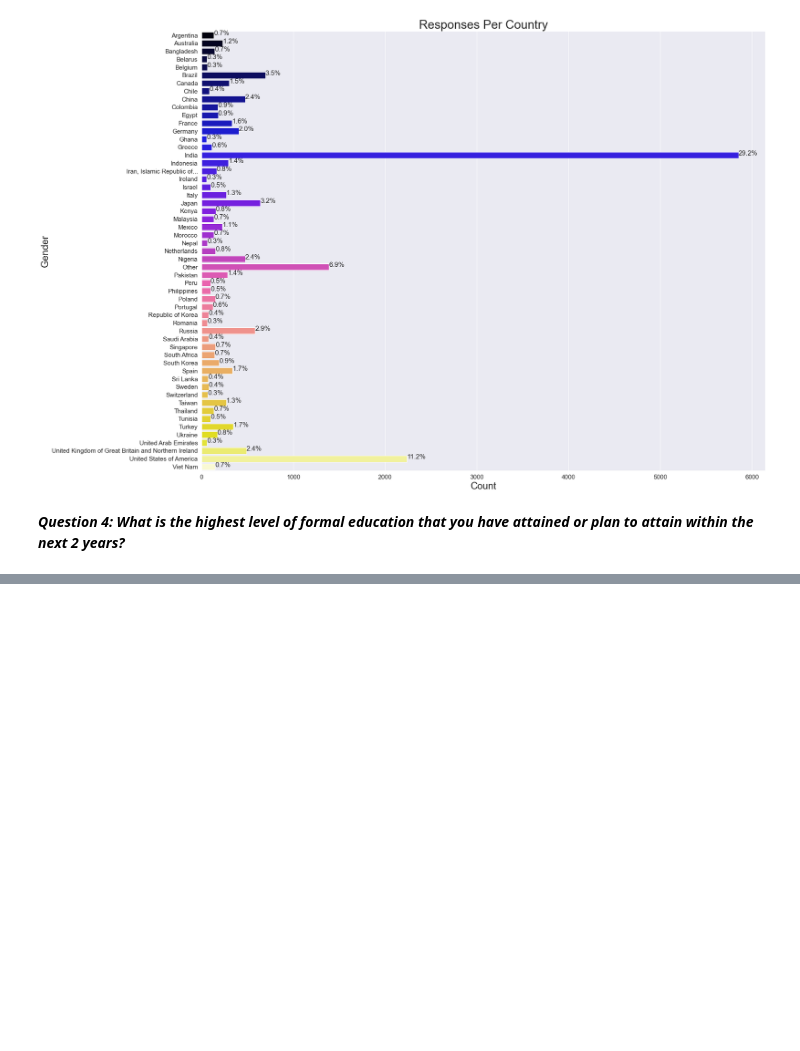
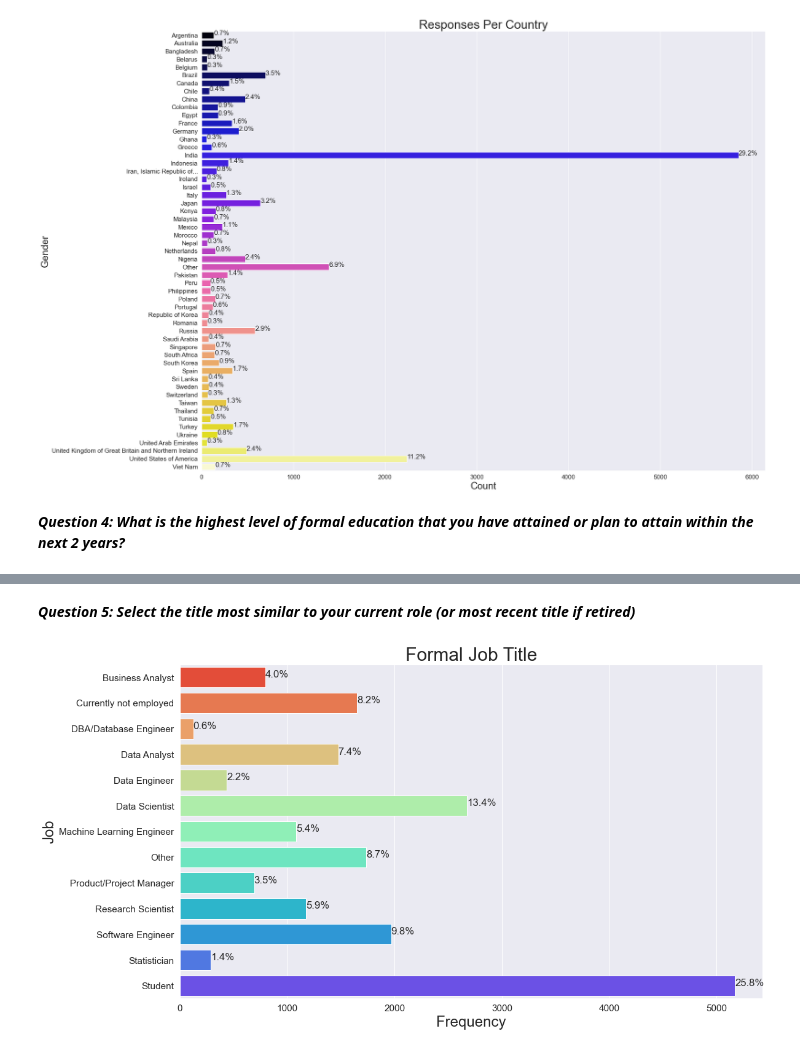
Before and after one commit to Mega-Barrel/Kaggle-ML-DS-Survey, a Jupyter notebook: Kaggle_Survey_EDA.ipynb, the cells around one changed output, grey strips where cells are left out. Drawn from its saved outputs; the diff is of its cells as text; code cells hidden in the pictures; blank space fills up the shorter version.

```diff
--- a/Kaggle_Survey_EDA.ipynb
+++ b/Kaggle_Survey_EDA.ipynb
@@ -164,0 +170,27 @@ plt.show()
+# %% [markdown]
+***Question 5: Select the title most similar to your current role (or most recent title if retired)***
+# %%
+sns.set(font_scale=1.4)
+plt.figure(figsize=(17,10))
+
+data = response['Q5'].sort_values(ascending=True)
+
+ax = sns.countplot(y = data, data = response, palette = "rainbow_r")
+
+total = len(response['Q5'])
+for p in ax.patches:
+        percentage = '{:.1f}%'.format(100 * p.get_width()/total)
+        x = p.get_x() + p.get_width() + 0.02
+        y = p.get_y() + p.get_height()/2
+        ax.annotate(percentage, (x, y))
+
+
+plt.title('Formal Job Title',
+         fontsize =30)
+
+plt.xlabel('Frequency', fontsize = 24)
+plt.ylabel('Job', fontsize = 24)
+
+plt.show()
+# %% [output]
+[figure, added]
```
Also changed, not shown: parts of 7 cells of this notebook.
